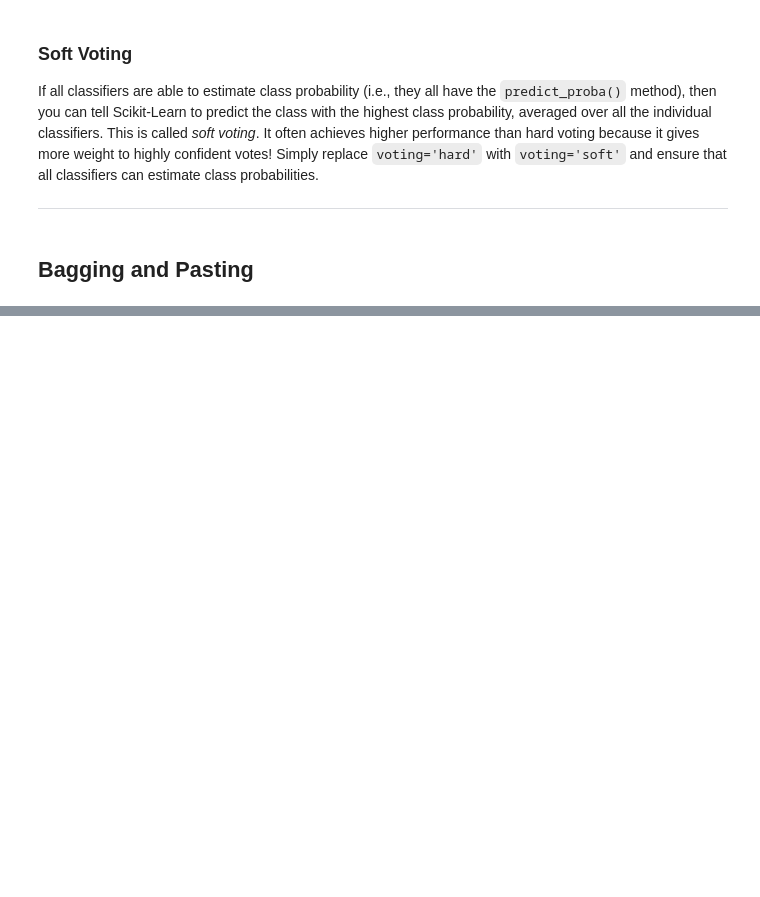
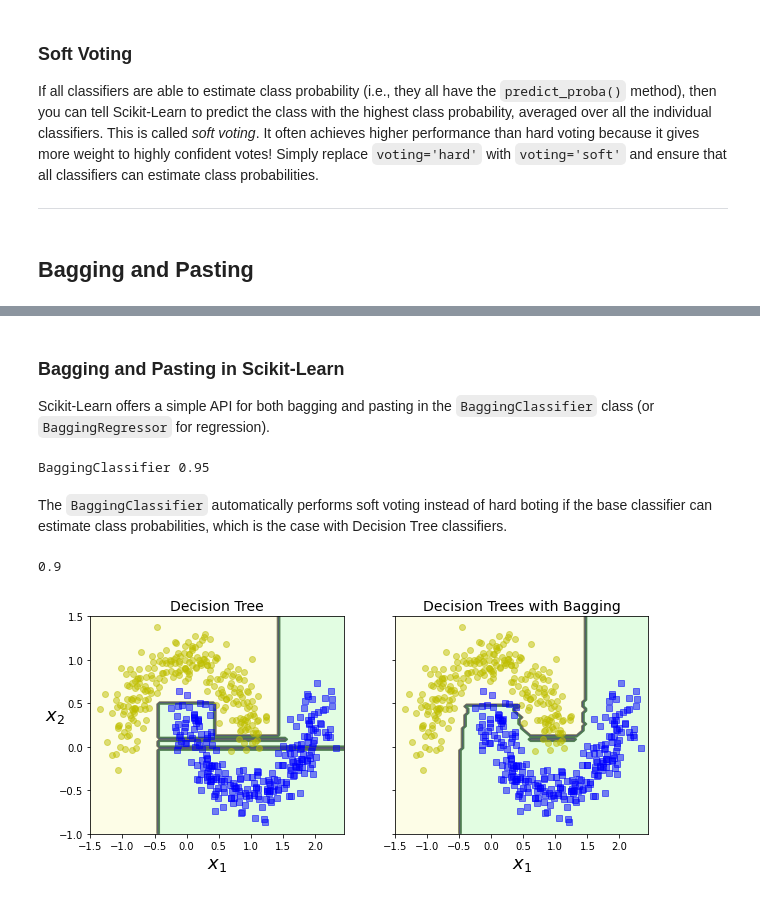
Before and after one commit to achi113s/MLBook, a Jupyter notebook: Ch7EnsembleLearningRandomForests.ipynb, the cells around one changed output, grey strips where cells are left out. Drawn from its saved outputs; the diff is of its cells as text; code cells hidden in the pictures; blank space fills up the shorter version.

Commit message:
finished section on bagging

```diff
--- a/Ch7EnsembleLearningRandomForests.ipynb
+++ b/Ch7EnsembleLearningRandomForests.ipynb
@@ -83,0 +96,61 @@ If all classifiers are able to estimate class probability (i.e., they all have t
+# %% [markdown]
+### Bagging and Pasting in Scikit-Learn
+
+Scikit-Learn offers a simple API for both bagging and pasting in the `BaggingClassifier` class (or `BaggingRegressor` for regression).
+# %%
+from sklearn.ensemble import BaggingClassifier
+from sklearn.tree import DecisionTreeClassifier
+
+bag_clf = BaggingClassifier(
+    DecisionTreeClassifier(), n_estimators=500,
+    max_samples=100, bootstrap=True, n_jobs=-1, random_state=seed)
+    # bootstrap=False will do pasting, n_jobs=-1 forces use of all cores
+bag_clf.fit(X_train, y_train)
+y_pred = bag_clf.predict(X_test)
+
+print(bag_clf.__class__.__name__, accuracy_score(y_test, y_pred))
+# %% [output]
+BaggingClassifier 0.95
+# %% [markdown]
+The `BaggingClassifier` automatically performs soft voting instead of hard boting if the base classifier can estimate class probabilities, which is the case with Decision Tree classifiers.
+# %%
+# next three blocks are code from Aurelion Geron just for making the following plots comparing a single tree and
+# the bagging ensemble
+tree_clf = DecisionTreeClassifier(random_state=seed)
+tree_clf.fit(X_train, y_train)
+y_pred_tree = tree_clf.predict(X_test)
+print(accuracy_score(y_test, y_pred_tree))
+# %% [output]
+0.9
+# %%
+from matplotlib.colors import ListedColormap
+
+def plot_decision_boundary(clf, X, y, axes=[-1.5, 2.45, -1, 1.5], alpha=0.5, contour=True):
+    x1s = np.linspace(axes[0], axes[1], 100)
+    x2s = np.linspace(axes[2], axes[3], 100)
+    x1, x2 = np.meshgrid(x1s, x2s)
+    X_new = np.c_[x1.ravel(), x2.ravel()]
+    y_pred = clf.predict(X_new).reshape(x1.shape)
+    custom_cmap = ListedColormap(['#fafab0','#9898ff','#a0faa0'])
+    plt.contourf(x1, x2, y_pred, alpha=0.3, cmap=custom_cmap)
+    if contour:
+        custom_cmap2 = ListedColormap(['#7d7d58','#4c4c7f','#507d50'])
+        plt.contour(x1, x2, y_pred, cmap=custom_cmap2, alpha=0.8)
+    plt.plot(X[:, 0][y==0], X[:, 1][y==0], "yo", alpha=alpha)
+    plt.plot(X[:, 0][y==1], X[:, 1][y==1], "bs", alpha=alpha)
+    plt.axis(axes)
+    plt.xlabel(r"$x_1$", fontsize=18)
+    plt.ylabel(r"$x_2$", fontsize=18, rotation=0)
+# %%
+fig, axes = plt.subplots(ncols=2, figsize=(10,4), sharey=True)
+plt.sca(axes[0])
+plot_decision_boundary(tree_clf, X, y)
+plt.title("Decision Tree", fontsize=14)
+plt.sca(axes[1])
+plot_decision_boundary(bag_clf, X, y)
+plt.title("Decision Trees with Bagging", fontsize=14)
+plt.ylabel("")
+# save_fig("decision_tree_without_and_with_bagging_plot")
+plt.show()
+# %% [output]
+[figure, added]
```
Also changed, not shown: parts of 11 cells of this notebook.
